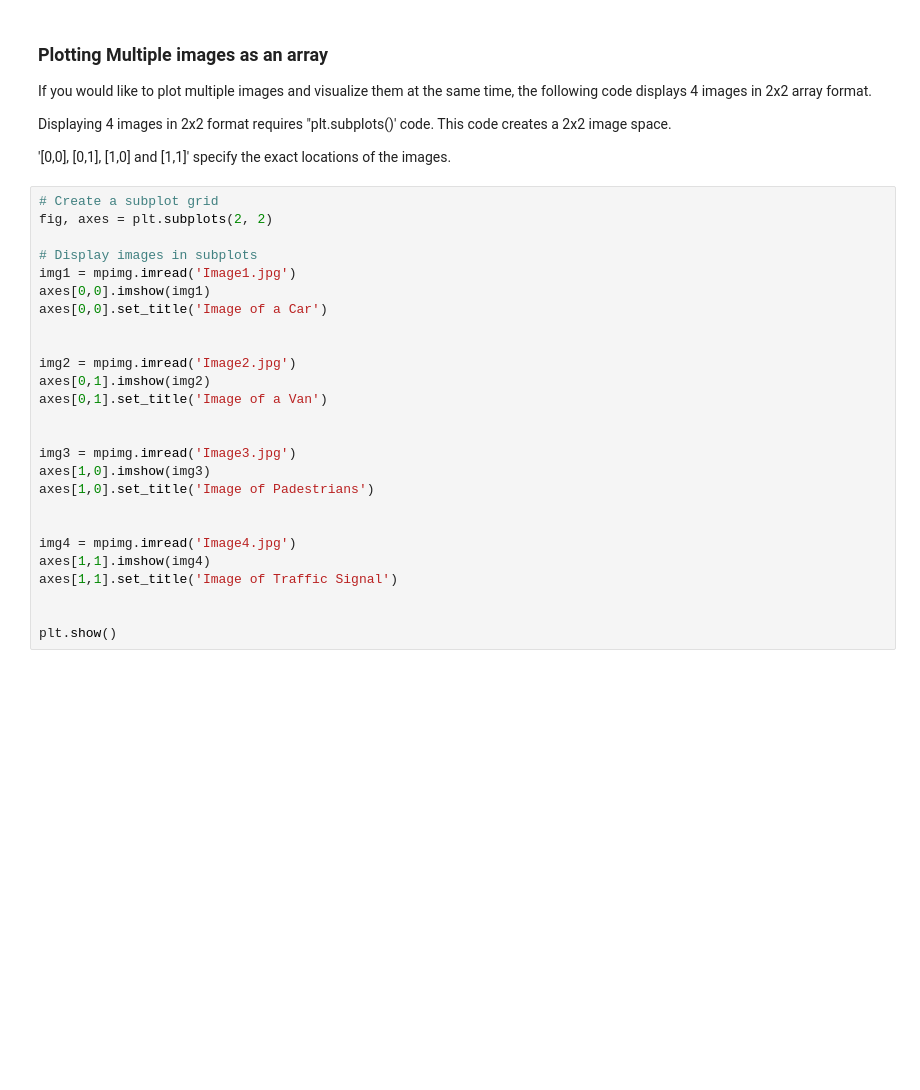
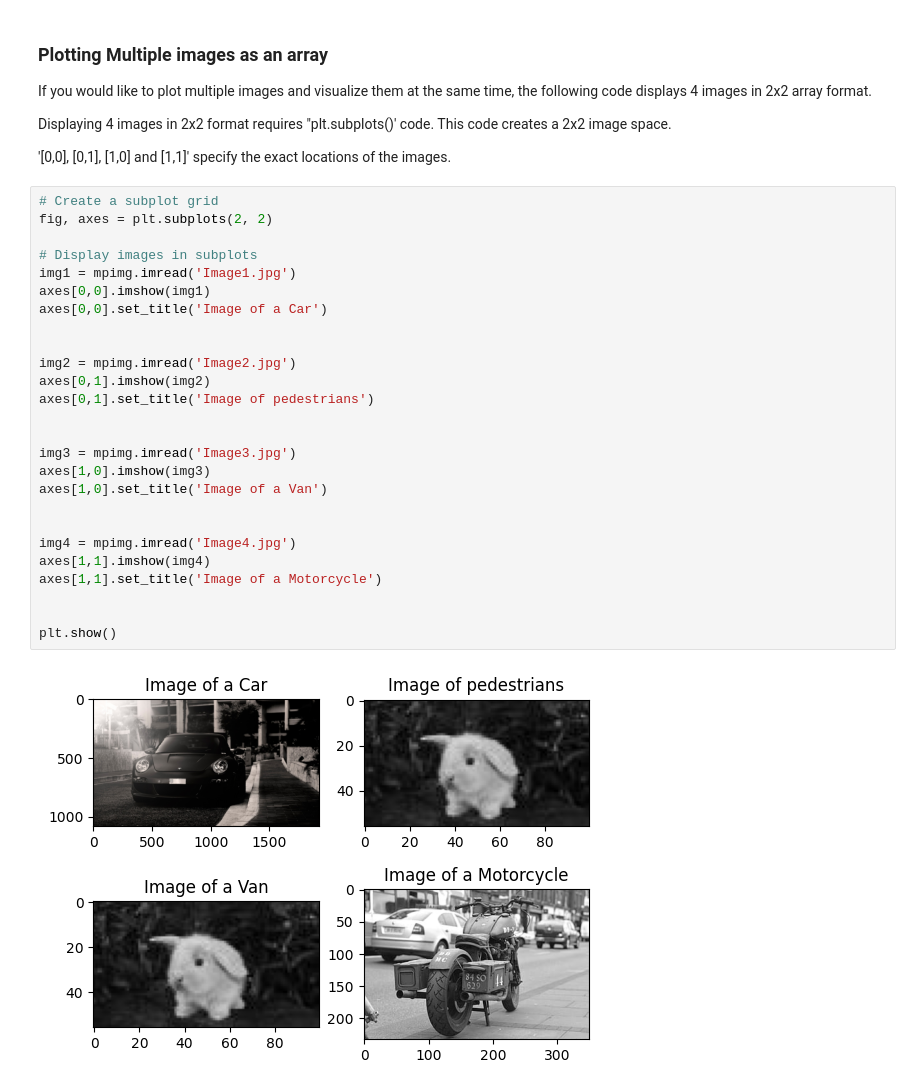
Before and after one commit to asciicorp/ai-club-notebook, a Jupyter notebook: content/week-3/images-with-matplotlib.ipynb, the cells around one changed output. Saved outputs shown, nothing was run; the diff lists cells and outputs as text; blank space fills up the shorter version.

Commit message:
Updates to Images

```diff
--- a/content/week-3/images-with-matplotlib.ipynb
+++ b/content/week-3/images-with-matplotlib.ipynb
@@ -33,26 +36,28 @@ Displaying 4 images in 2x2 format requires "plt.subplots()' code. This code crea
 # %%
 # Create a subplot grid
 fig, axes = plt.subplots(2, 2)
 
 # Display images in subplots
 img1 = mpimg.imread('Image1.jpg')
 axes[0,0].imshow(img1)
 axes[0,0].set_title('Image of a Car')
 
 
 img2 = mpimg.imread('Image2.jpg')
 axes[0,1].imshow(img2)
-axes[0,1].set_title('Image of a Van')
+axes[0,1].set_title('Image of pedestrians')
 
 
 img3 = mpimg.imread('Image3.jpg')
 axes[1,0].imshow(img3)
-axes[1,0].set_title('Image of Padestrians')
+axes[1,0].set_title('Image of a Van')
 
 
 img4 = mpimg.imread('Image4.jpg')
 axes[1,1].imshow(img4)
-axes[1,1].set_title('Image of Traffic Signal')
+axes[1,1].set_title('Image of a Motorcycle')
 
 
 plt.show()
+# %% [output]
+[figure, added]
```
Also changed, not shown: parts of 1 cell of this notebook, 10 other files.
